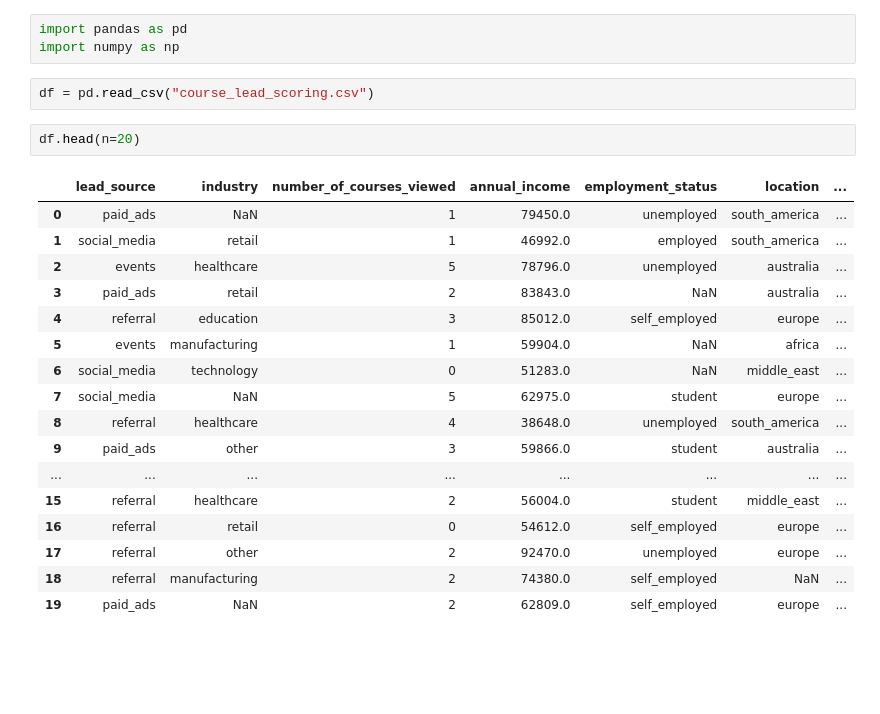
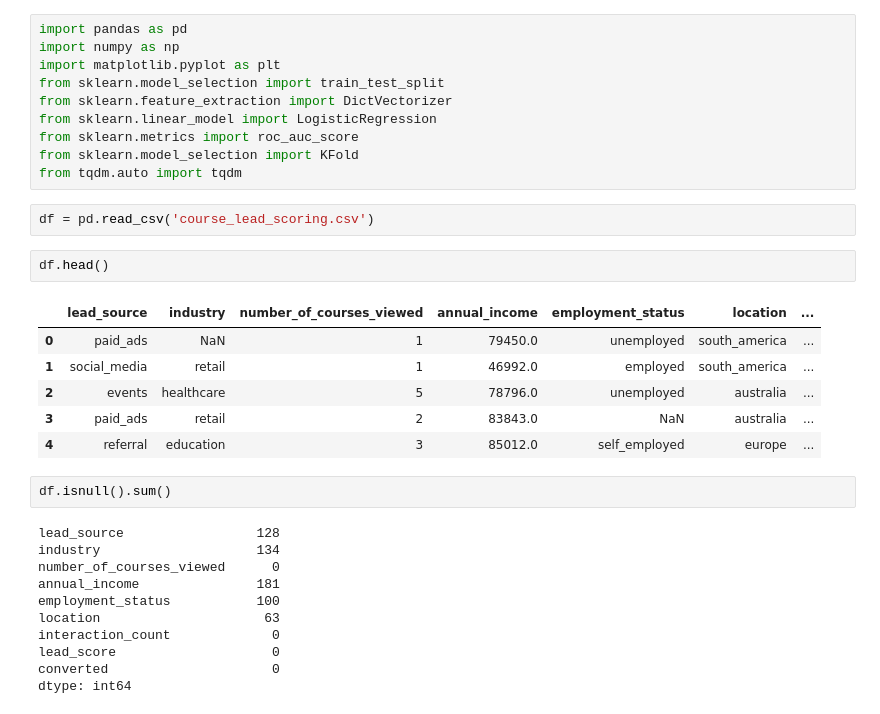
Before and after one commit to WeruHarrison/ml-zoomcamp-homeworks, a Jupyter notebook: 04-evaluation/04-evaluation.ipynb, the cells around one changed output. Drawn from its saved outputs; the diff is of its cells as text; blank space fills up the shorter version.

```diff
--- a/04-evaluation/04-evaluation.ipynb
+++ b/04-evaluation/04-evaluation.ipynb
@@ -1,25 +8,34 @@
 # %%
 import pandas as pd
 import numpy as np
+import matplotlib.pyplot as plt
+from sklearn.model_selection import train_test_split
+from sklearn.feature_extraction import DictVectorizer
+from sklearn.linear_model import LogisticRegression
+from sklearn.metrics import roc_auc_score
+from sklearn.model_selection import KFold
+from tqdm.auto import tqdm
 # %%
-df = pd.read_csv("course_lead_scoring.csv")
+df = pd.read_csv('course_lead_scoring.csv')
 # %%
-df.head(n=20)
+df.head()
 # %% [output]
 |  | lead_source | industry | number_of_courses_viewed | annual_income | employment_status | location | ... |
 | 0 | paid_ads | NaN | 1 | 79450.0 | unemployed | south_america | ... |
 | 1 | social_media | retail | 1 | 46992.0 | employed | south_america | ... |
 | 2 | events | healthcare | 5 | 78796.0 | unemployed | australia | ... |
 | 3 | paid_ads | retail | 2 | 83843.0 | NaN | australia | ... |
 | 4 | referral | education | 3 | 85012.0 | self_employed | europe | ... |
-| 5 | events | manufacturing | 1 | 59904.0 | NaN | africa | ... |
-| 6 | social_media | technology | 0 | 51283.0 | NaN | middle_east | ... |
-| 7 | social_media | NaN | 5 | 62975.0 | student | europe | ... |
-| 8 | referral | healthcare | 4 | 38648.0 | unemployed | south_america | ... |
-| 9 | paid_ads | other | 3 | 59866.0 | student | australia | ... |
-| ... | ... | ... | ... | ... | ... | ... | ... |
-| 15 | referral | healthcare | 2 | 56004.0 | student | middle_east | ... |
-| 16 | referral | retail | 0 | 54612.0 | self_employed | europe | ... |
-| 17 | referral | other | 2 | 92470.0 | unemployed | europe | ... |
-| 18 | referral | manufacturing | 2 | 74380.0 | self_employed | NaN | ... |
-| 19 | paid_ads | NaN | 2 | 62809.0 | self_employed | europe | ... |
+# %%
+df.isnull().sum()
+# %% [output]
+lead_source                 128
+industry                    134
+number_of_courses_viewed      0
+annual_income               181
+employment_status           100
+location                     63
+interaction_count             0
+lead_score                    0
+converted                     0
+dtype: int64
```
Also changed, not shown: parts of 40 cells of this notebook.
